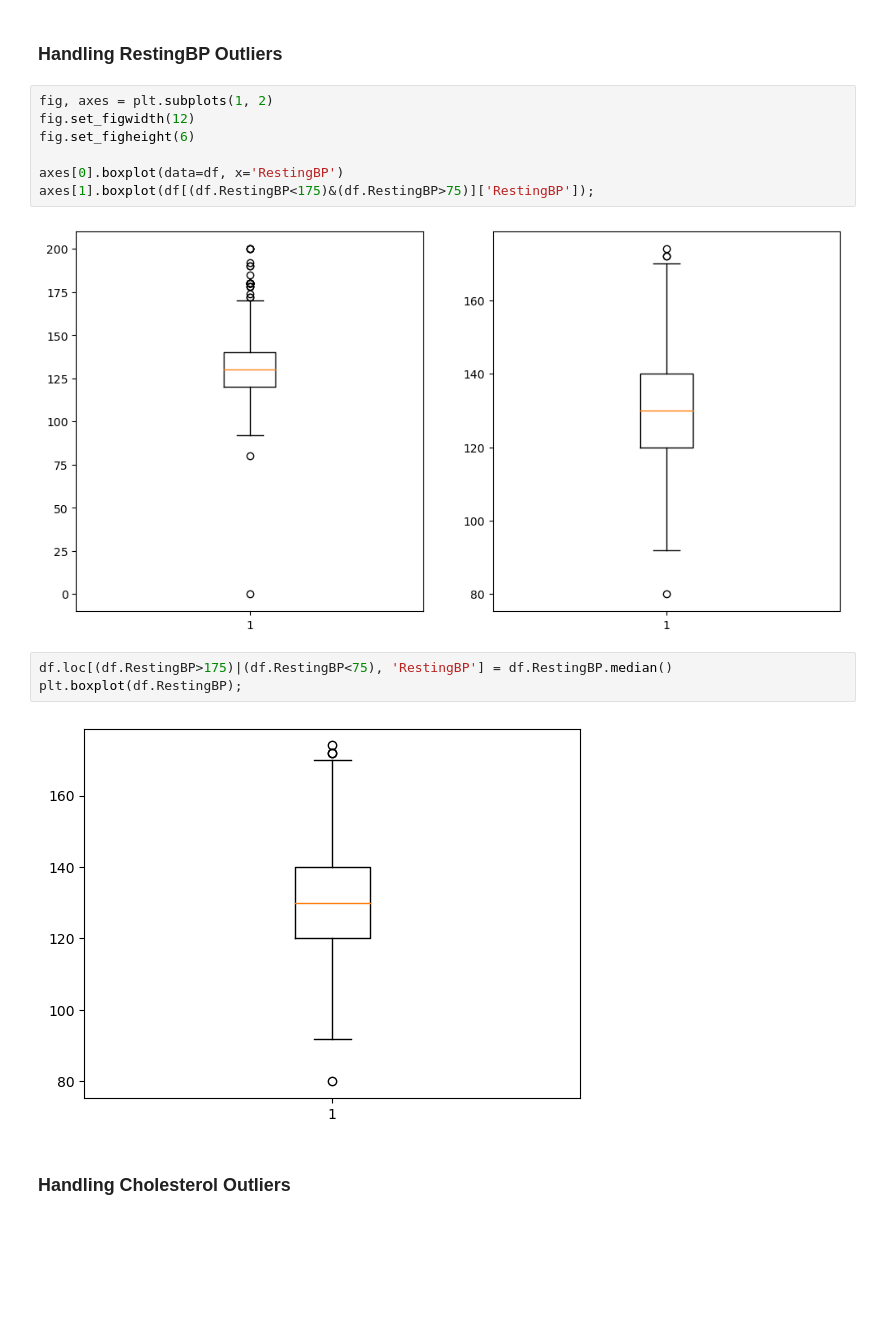
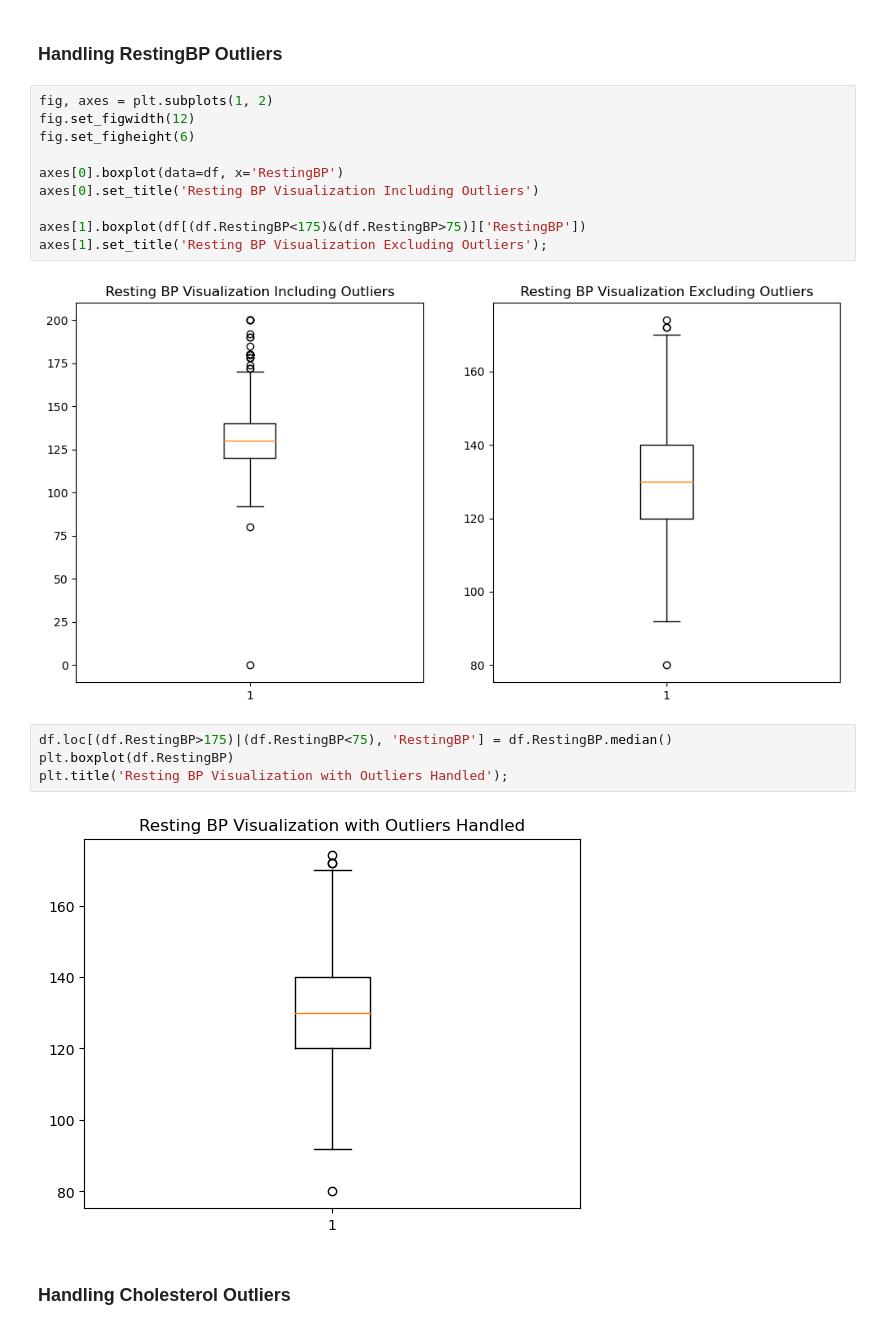
Before and after one commit to malikka-rajshahi/Heart-Failure-Analysis, a Jupyter notebook: main.ipynb, the cells around one changed output. Cells and saved outputs as stored; diff of their text form; blank space fills up the shorter version.

```diff
--- a/main.ipynb
+++ b/main.ipynb
@@ -42,14 +42,18 @@ fig.set_figwidth(12)
 fig.set_figheight(6)
 
 axes[0].boxplot(data=df, x='RestingBP')
-axes[1].boxplot(df[(df.RestingBP<175)&(df.RestingBP>75)]['RestingBP']);
+axes[0].set_title('Resting BP Visualization Including Outliers')
+
+axes[1].boxplot(df[(df.RestingBP<175)&(df.RestingBP>75)]['RestingBP'])
+axes[1].set_title('Resting BP Visualization Excluding Outliers');
 # %% [output]
-[figure, old version]
+[figure, new version]
 # %%
 df.loc[(df.RestingBP>175)|(df.RestingBP<75), 'RestingBP'] = df.RestingBP.median()
-plt.boxplot(df.RestingBP);
+plt.boxplot(df.RestingBP)
+plt.title('Resting BP Visualization with Outliers Handled');
 # %% [output]
-[figure, old version]
+[figure, new version]
 # %% [markdown]
 ### Handling Cholesterol Outliers
 # %%
```
Also changed, not shown: parts of 10 cells of this notebook.
